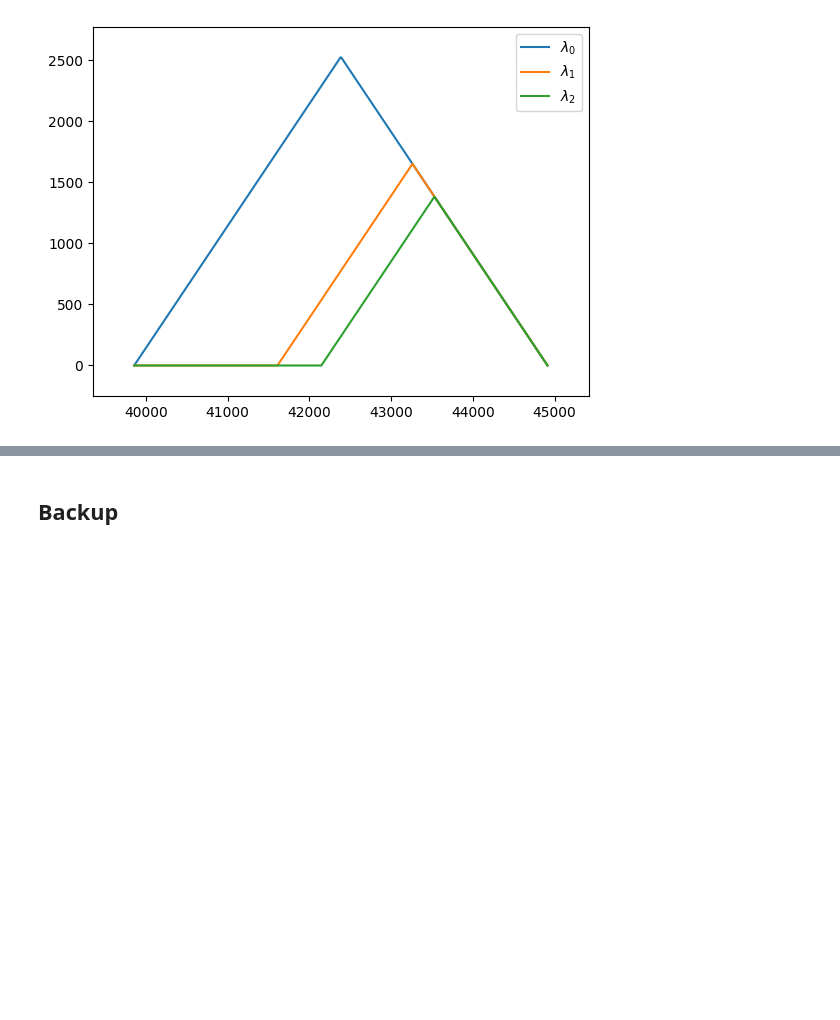
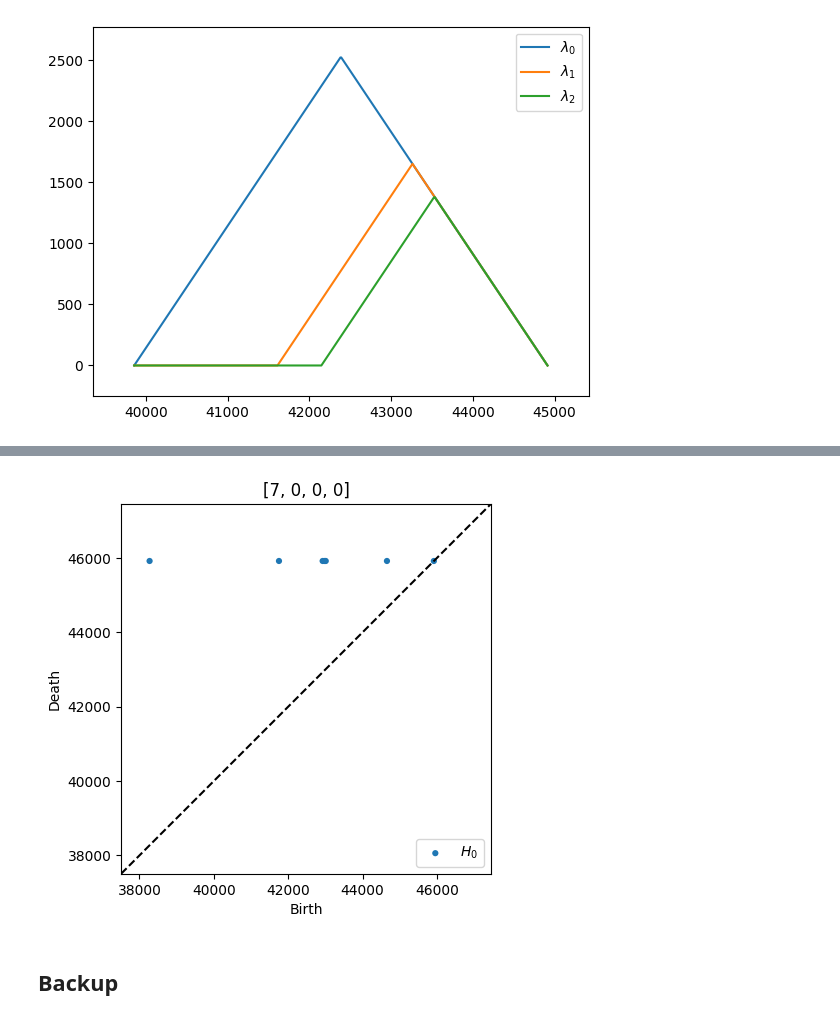
Before and after one commit to ALuchinsky/hpx_test, a Jupyter notebook: papers/tda_papers.ipynb, the cells around one changed output, grey strips where cells are left out. Saved outputs shown, nothing was run; the diff lists cells and outputs as text; code cells hidden in the pictures; blank space fills up the shorter version.

Commit message:
RBSH

```diff
--- a/papers/tda_papers.ipynb
+++ b/papers/tda_papers.ipynb
@@ -118,13 +121,16 @@ def closure_simplex(h, filtrations = None):
             simplex_tree.insert(nodes, filtration=filtrations[i])
     return simplex_tree
 # %%
-def get_filtrations(h, paps):
-    filtrations = []
+def get_filtrations(h, paps, dict_ = False):
+    filtrations = dict() if dict_ else []
     for e in h.edges:
         date = [p for p in paps if get_id(p) == e][0]["created"]
         date = date.split("T")[0]
         delta = datetime.strptime(date, "%Y-%m-%d") - datetime(1900, 1, 1)
-        filtrations += [delta.days]
+        if dict_:
+            filtrations[e] = delta.days
+        else:
+            filtrations += [delta.days]
     return filtrations
 # %%
 import persim
@@ -174,0 +183,22 @@ ax = plot_landscape_simple(pla, depth_range=range(3))
+# %%
+def good_tup(tup, edg_list):
+    return np.all([edg_list[tup[i]].issubset(edg_list[tup[i+1]]) for i in range(len(tup)-1)])
+def RBSH_simplex(h, max_dim_ = 3, filt_func = None, paps_ = paps):
+    df =h.dataframe
+    edg_list = []
+    for n in df.nodes.drop_duplicates():
+        edg = set(df[df.nodes == n].edges.to_numpy())
+        edg_list = edg_list + [edg]
+    max_dim = max([len(e) for e in edg_list])
+    max_dim = min(max_dim, max_dim_)
+    simplex_tree = gd.SimplexTree()
+    days_dict = get_filtrations(h, paps_, dict_= True)
+    for dim in tqdm(range(2, max_dim+1)):
+        for tup in itertools.combinations(range(len(edg_list)), dim):
+            if good_tup(tup, edg_list):
+                if filt_func is None:
+                    simplex_tree.insert(tup)
+                else:
+                    days = filt_func([filt_func([days_dict[e] for e in edg_list[i]]) for i in tup])
+                    simplex_tree.insert(tup, filtration=days)
+    return simplex_tree, edg_list
@@ -175,3 +215,15 @@ ax = plot_landscape_simple(pla, depth_range=range(3))
+# %%
+simplex_tree, edg_list = RBSH_simplex(h_small, max_dim_=5, filt_func = np.max)
+simplex_tree.dimension()
+
+simplex_tree.compute_persistence()
+
+diag = simplex_to_diag(simplex_tree)
+persim.plot_diagrams(diag)
+plt.title(simplex_tree.betti_numbers())
+plt.show()
+# %% [output]
+[figure, added]
 # %% [markdown]
 ## Backup
 # %%
```
Also changed, not shown: parts of 5 cells of this notebook.
